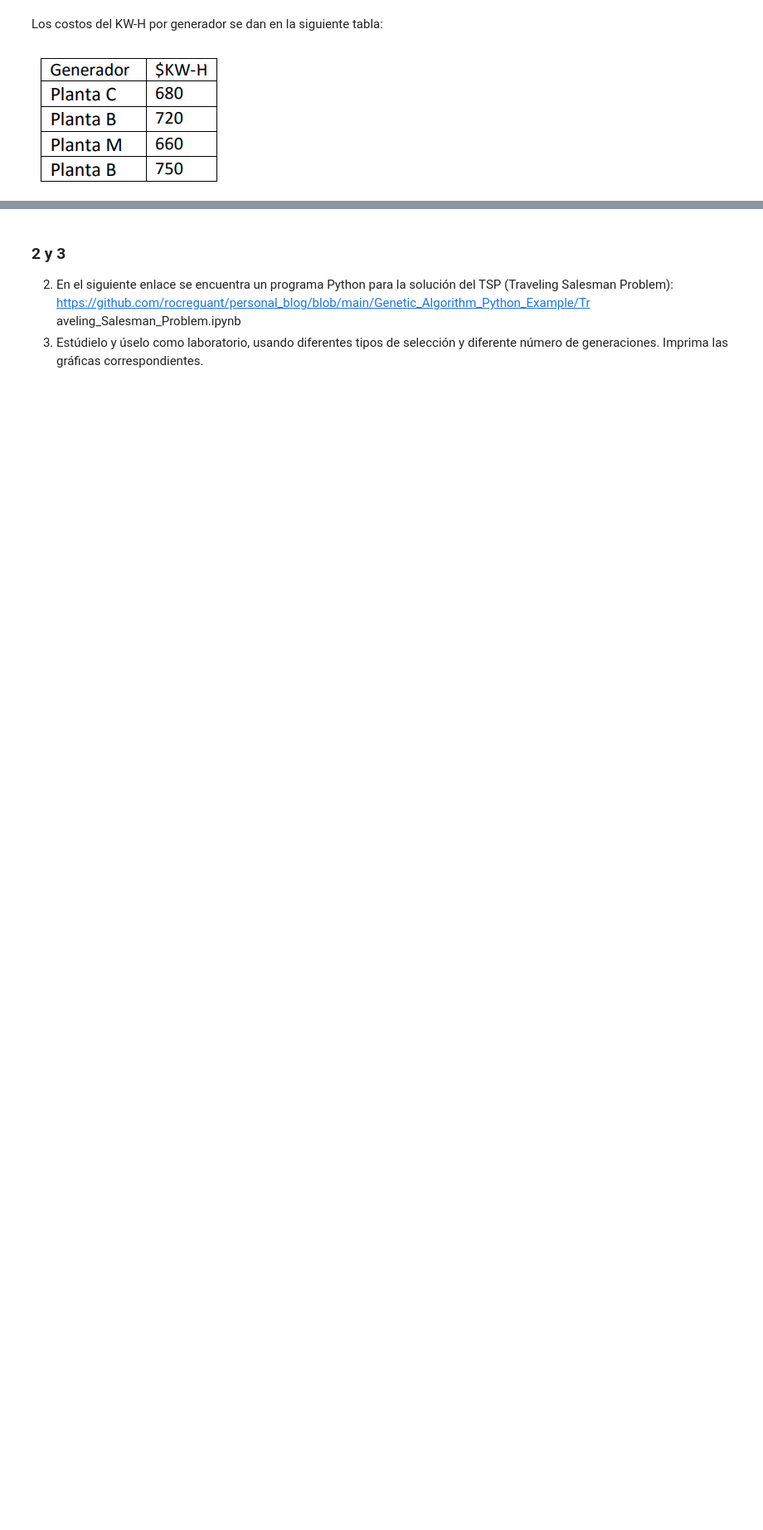
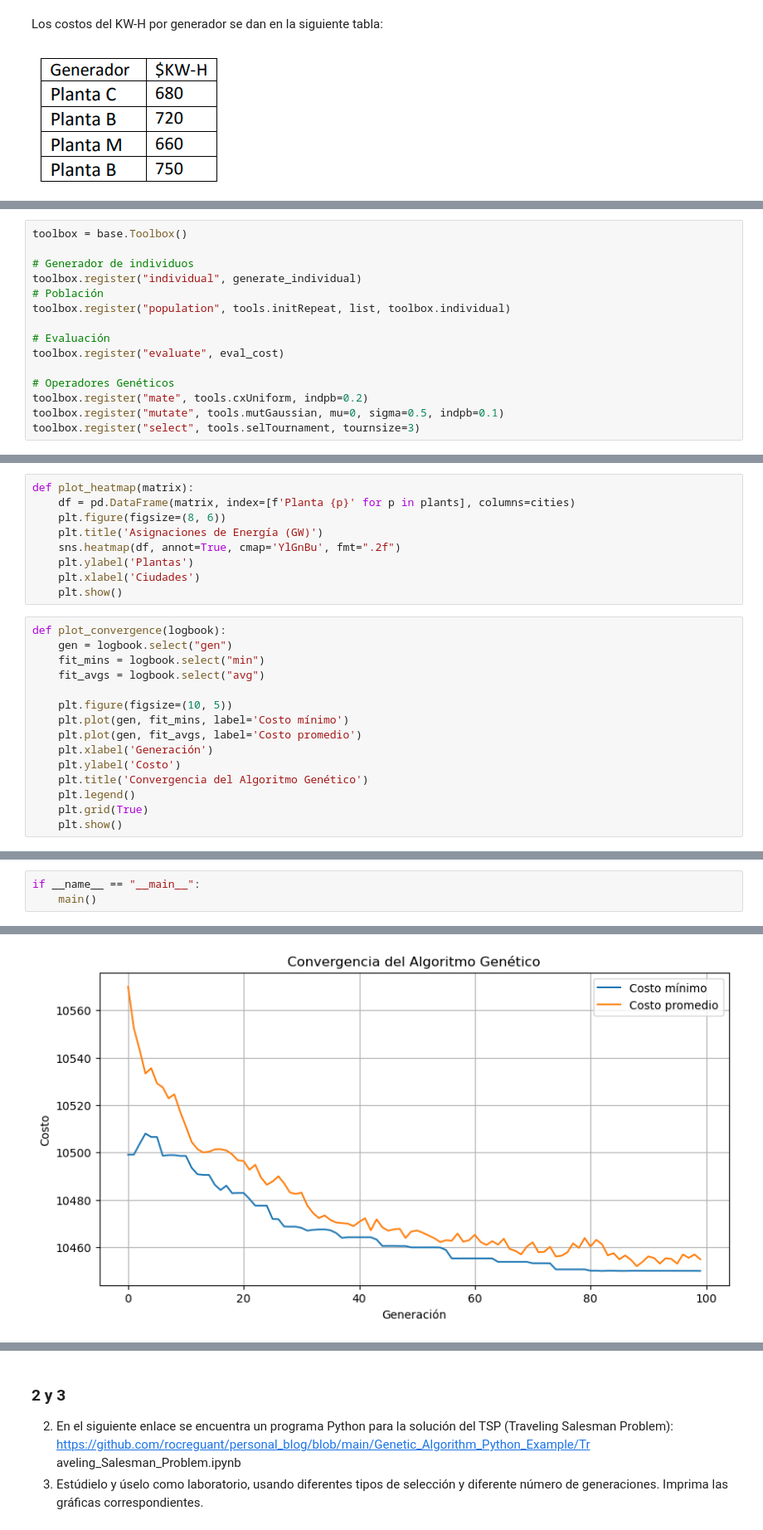
Before and after one commit to XdmriveroeX/IAminibots, a Jupyter notebook: 3.Ejercicios.ipynb, the cells around one changed output, grey strips where cells are left out. Shown: that part at 83% size. Cells and saved outputs as stored; diff of their text form; blank space fills up the shorter version.

```diff
--- a/3.Ejercicios.ipynb
+++ b/3.Ejercicios.ipynb
@@ -243,0 +320,15 @@ array([[3. , 0. , 0. , 0. ],
+# %%
+toolbox = base.Toolbox()
+
+# Generador de individuos
+toolbox.register("individual", generate_individual)
+# Población
+toolbox.register("population", tools.initRepeat, list, toolbox.individual)
+
+# Evaluación
+toolbox.register("evaluate", eval_cost)
+
+# Operadores Genéticos
+toolbox.register("mate", tools.cxUniform, indpb=0.2)
+toolbox.register("mutate", tools.mutGaussian, mu=0, sigma=0.5, indpb=0.1)
+toolbox.register("select", tools.selTournament, tournsize=3)
@@ -243,0 +434,24 @@ array([[3. , 0. , 0. , 0. ],
+# %%
+def plot_heatmap(matrix):
+    df = pd.DataFrame(matrix, index=[f'Planta {p}' for p in plants], columns=cities)
+    plt.figure(figsize=(8, 6))
+    plt.title('Asignaciones de Energía (GW)')
+    sns.heatmap(df, annot=True, cmap='YlGnBu', fmt=".2f")
+    plt.ylabel('Plantas')
+    plt.xlabel('Ciudades')
+    plt.show()
+# %%
+def plot_convergence(logbook):
+    gen = logbook.select("gen")
+    fit_mins = logbook.select("min")
+    fit_avgs = logbook.select("avg")
+
+    plt.figure(figsize=(10, 5))
+    plt.plot(gen, fit_mins, label='Costo mínimo')
+    plt.plot(gen, fit_avgs, label='Costo promedio')
+    plt.xlabel('Generación')
+    plt.ylabel('Costo')
+    plt.title('Convergencia del Algoritmo Genético')
+    plt.legend()
+    plt.grid(True)
+    plt.show()
@@ -243,0 +540,4 @@ array([[3. , 0. , 0. , 0. ],
+# %%
+if __name__ == "__main__":
+    main()
+# %% [output]
@@ -243,0 +561 @@ array([[3. , 0. , 0. , 0. ],
+[figure, added]
```
Also changed, not shown: parts of 29 cells of this notebook, 8 other files.
